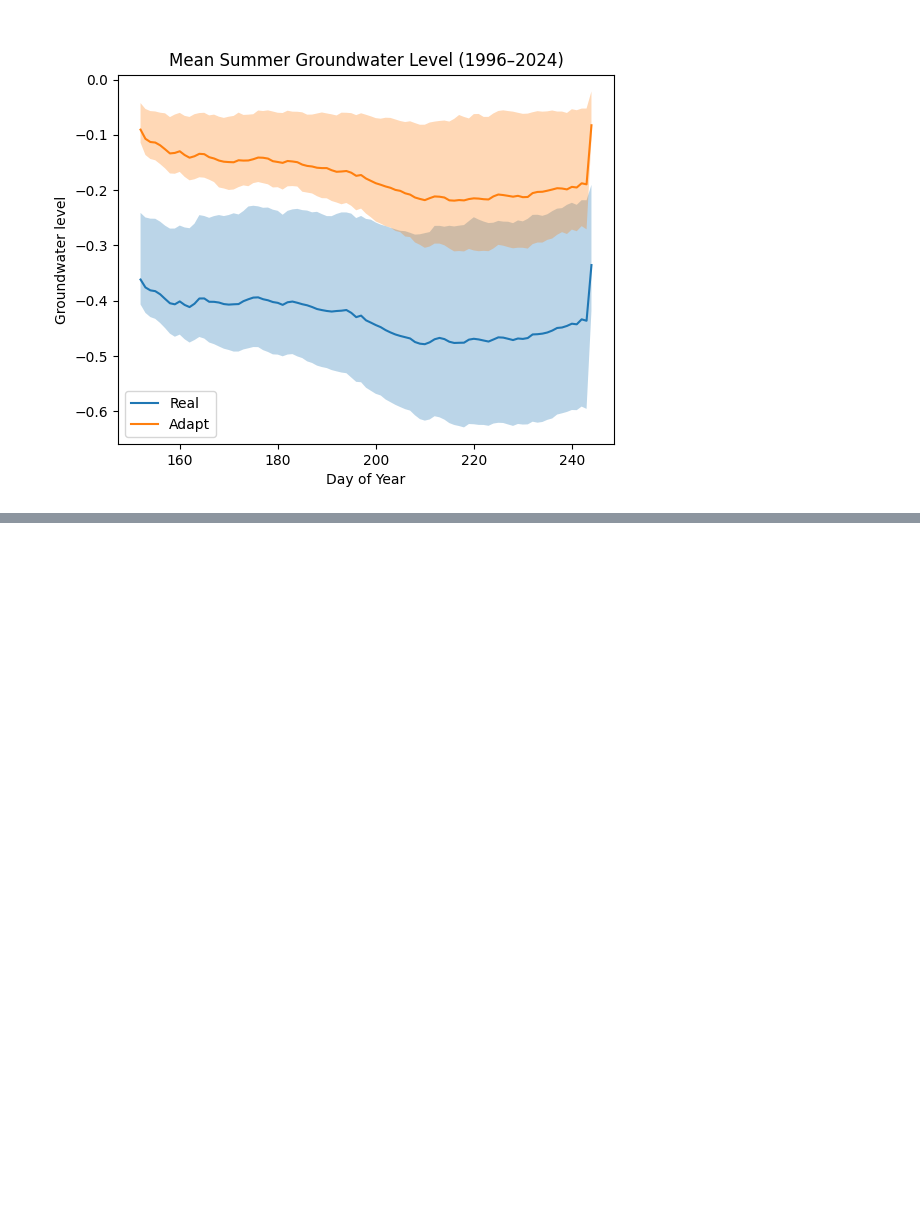
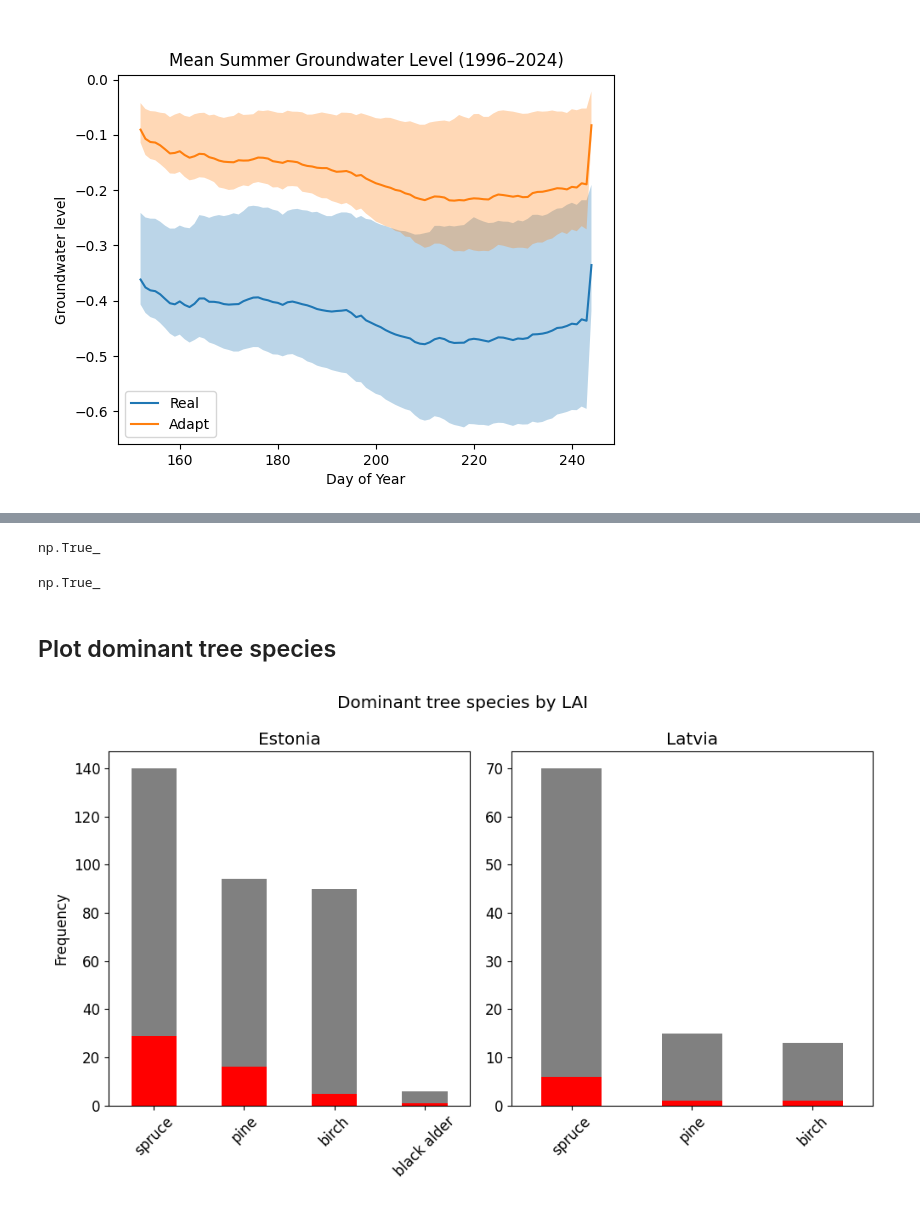
Before and after one commit to LukeEcomod/SpaFHy_Peat_AD, a Jupyter notebook: run_example_ad.ipynb, the cells around one changed output, grey strips where cells are left out. Drawn from its saved outputs; the diff is of its cells as text; code cells hidden in the pictures; blank space fills up the shorter version.

Commit message:
Added dominant tree species to run_example notebook

```diff
--- a/run_example_ad.ipynb
+++ b/run_example_ad.ipynb
@@ -394,0 +425,3 @@ plt.show()
+# %%
+est_plots = [(lat.values.flatten()[0], lon.values.flatten()[0]) for lat, lon in zip(lat[ix_estonia], lon[ix_estonia])]
+lat_plots = [(lat.values.flatten()[0], lon.values.flatten()[0]) for lat, lon in zip(lat[ix_latvia], lon[ix_latvia])]
@@ -394,0 +451,47 @@ plt.show()
+# %%
+# Choos selected plots from LAI_est
+df_float32 = LAI_est.astype({'lat': 'float32', 'lon': 'float32'})
+
+coord_set = set(est_plots)
+mask = [(lat, lon) in coord_set for lat, lon in zip(df_float32['lat'].to_numpy(), df_float32['lon'].to_numpy())]
+est_selected = df_float32.loc[mask, :]
+
+#This needs to print true (ensures that we have selected all of the plots we want)
+est_selected.shape[0] == np.sum(ix_estonia.values)
+# %% [output]
+np.True_
+# %%
+# Choos selected plots from LAI_est
+df_float32 = LAI_lat.astype({'lat': 'float32', 'lon': 'float32'})
+
+coord_set = set(lat_plots)
+mask = [(lat, lon) in coord_set for lat, lon in zip(df_float32['lat'].to_numpy(), df_float32['lon'].to_numpy())]
+lat_selected = df_float32.loc[mask, :]
+
+#This needs to print true (ensures that we have selected all of the plots we want)
+lat_selected.shape[0] == np.sum(ix_latvia.values)
+# %% [output]
+np.True_
+# %% [markdown]
+## Plot dominant tree species
+# %%
+fig, axs = plt.subplots(nrows=1, ncols=2)
+axs = axs.flatten()
+
+LAI_est['LAI_max_label'].value_counts().plot(kind='bar', ax=axs[0], color='gray')
+est_selected['LAI_max_label'].value_counts().plot(kind="bar", ax=axs[0], color='red')
+LAI_lat['LAI_max_label'].value_counts().plot(kind='bar', ax=axs[1], color='gray')
+lat_selected['LAI_max_label'].value_counts().plot(kind="bar", ax=axs[1], color='red')
+
+axs[0].set_xlabel('')
+axs[0].set_ylabel("Frequency")
+axs[0].set_xticklabels(labels = axs[0].get_xticklabels(), rotation=45)
+axs[0].set_title('Estonia')
+
+axs[1].set_xlabel('')
+axs[1].set_xticklabels(labels = axs[1].get_xticklabels(), rotation=45)
+axs[1].set_title('Latvia')
+fig.suptitle("Dominant tree species by LAI")
+plt.tight_layout()
+# %% [output]
+[figure, added]
```
Also changed, not shown: parts of 10 cells of this notebook.
